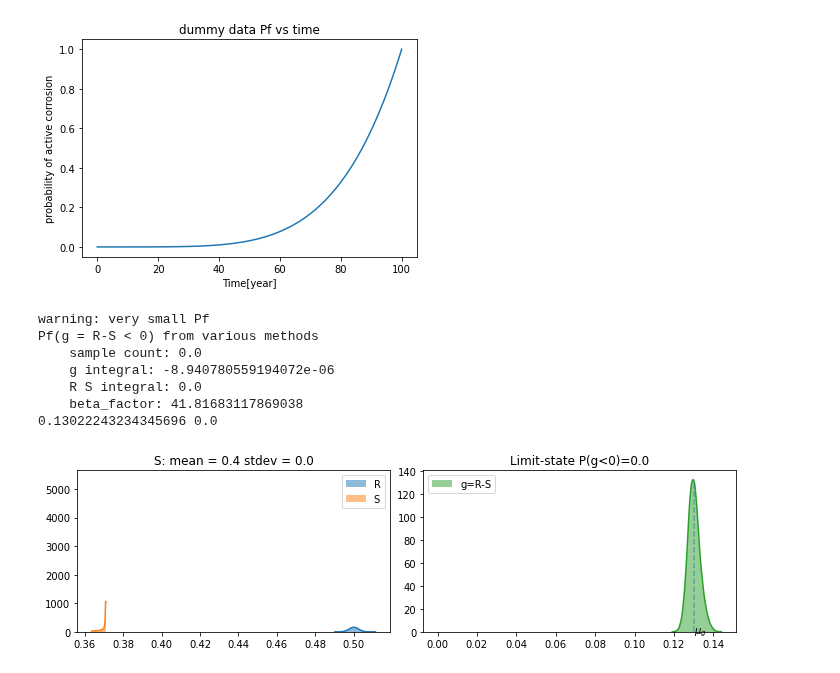
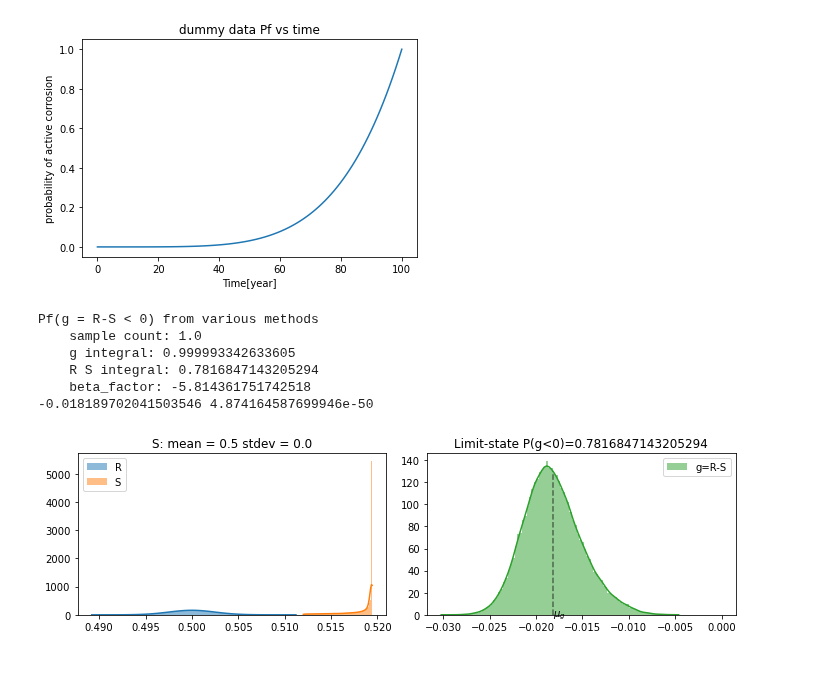
Before and after one commit to ganglix/rational-rc, a Jupyter notebook: modules/corrosion_example.ipynb, the cells around one changed output. Drawn from its saved outputs; the diff is of its cells as text; code cells hidden in the pictures.

```diff
--- a/modules/corrosion_example.ipynb
+++ b/modules/corrosion_example.ipynb
@@ -75,28 +75,27 @@ Text(0, 0.5, 'probability of active corrosion')
 # %%
 # prepare Param object for section loss object
 pars_sl = Param()
 pars_sl.x_loss_rate = model_corr.x_loss_rate.mean()     # mm/year mean section loss rate from the corrosion model
 pars_sl.p_active_t_curve = (pf_lis, t_lis)              # use dummy data for this example
 
 # critical section loss from the external structural analysis
 pars_sl.x_loss_limit_mean = 0.5         # mm
 pars_sl.x_loss_limit_std = 0.5 * 0.005  # mm
 
 # initialize section loss model object
 model_sl = SectionLossModel(pars_sl)
 
-# run model for one time step, 80 year
-model_sl.run(t_end = 50)
+# run model for one time step, 70 year
+model_sl.run(t_end = 70)
 model_sl.postproc(plot=True)
 # %% [output]
-warning: very small Pf
 Pf(g = R-S < 0) from various methods
-    sample count: 0.0
-    g integral: -8.940780559194072e-06
-    R S integral: 0.0
-    beta_factor: 41.81683117869038
-0.13022243234345696 0.0
+    sample count: 1.0
+    g integral: 0.999993342633605
+    R S integral: 0.7816847143205294
+    beta_factor: -5.814361751742518
+-0.018189702041503546 4.874164587699946e-50
-[figure, old version]
+[figure, new version]
 # %%
 # run the model through a list of year steps
 pf_sl, beta_sl = model_sl.section_loss_with_year(year_lis=np.arange(65,70,0.2), amplify=5e-4)
```
Also changed, not shown: parts of 2 cells of this notebook.
